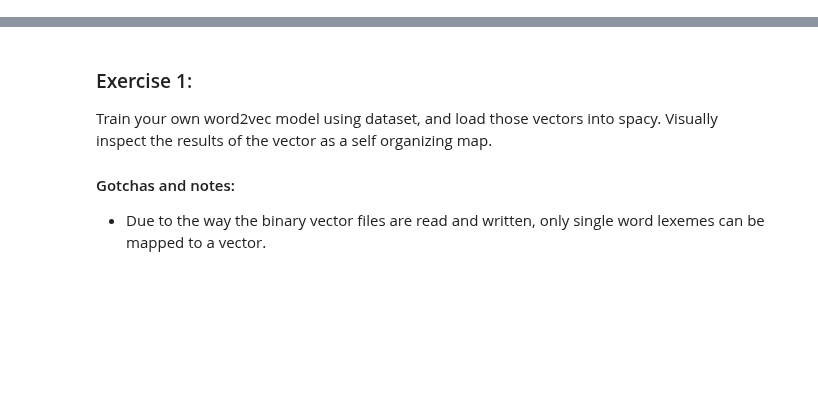
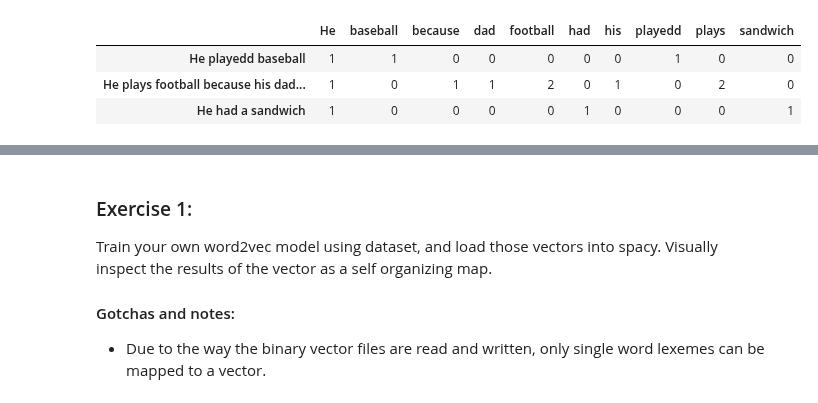
Before and after one commit to jupytercon2017user/jupytercon-2017, a Jupyter notebook: tutorial/3-Word-Embeddings.ipynb, the cells around one changed output, grey strips where cells are left out. Drawn from its saved outputs; the diff is of its cells as text; code cells hidden in the pictures; blank space fills up the shorter version.

```diff
--- a/tutorial/3-Word-Embeddings.ipynb
+++ b/tutorial/3-Word-Embeddings.ipynb
@@ -47,0 +62,22 @@
+# %%
+
+import pandas as pd
+from sklearn.feature_extraction.text import CountVectorizer
+
+documents = [
+    'He playedd baseball',
+    'He plays football because his dad plays football',
+    'He had a sandwich'
+]
+
+toDTM = CountVectorizer(lowercase=False)
+DTM = toDTM.fit_transform(documents).todense()
+words = toDTM.get_feature_names()
+
+summary = pd.DataFrame(DTM, columns = words, index = documents)
+summary
+# %% [output]
+|  | He | baseball | because | dad | football | had | his | playedd | plays | sandwich |
+| He playedd baseball | 1 | 1 | 0 | 0 | 0 | 0 | 0 | 1 | 0 | 0 |
+| He plays football because his dad... | 1 | 0 | 1 | 1 | 2 | 0 | 1 | 0 | 2 | 0 |
+| He had a sandwich | 1 | 0 | 0 | 0 | 0 | 1 | 0 | 0 | 0 | 1 |
```
Also changed, not shown: parts of 4 cells of this notebook, 1 other file.
